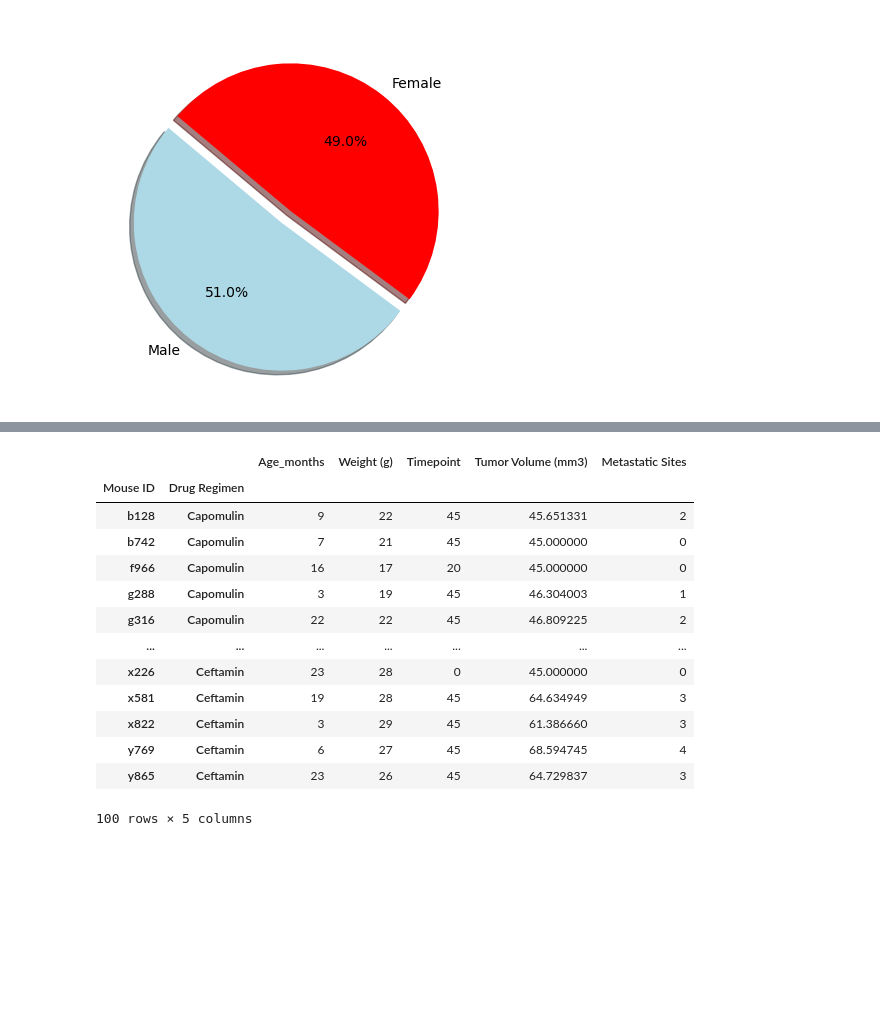
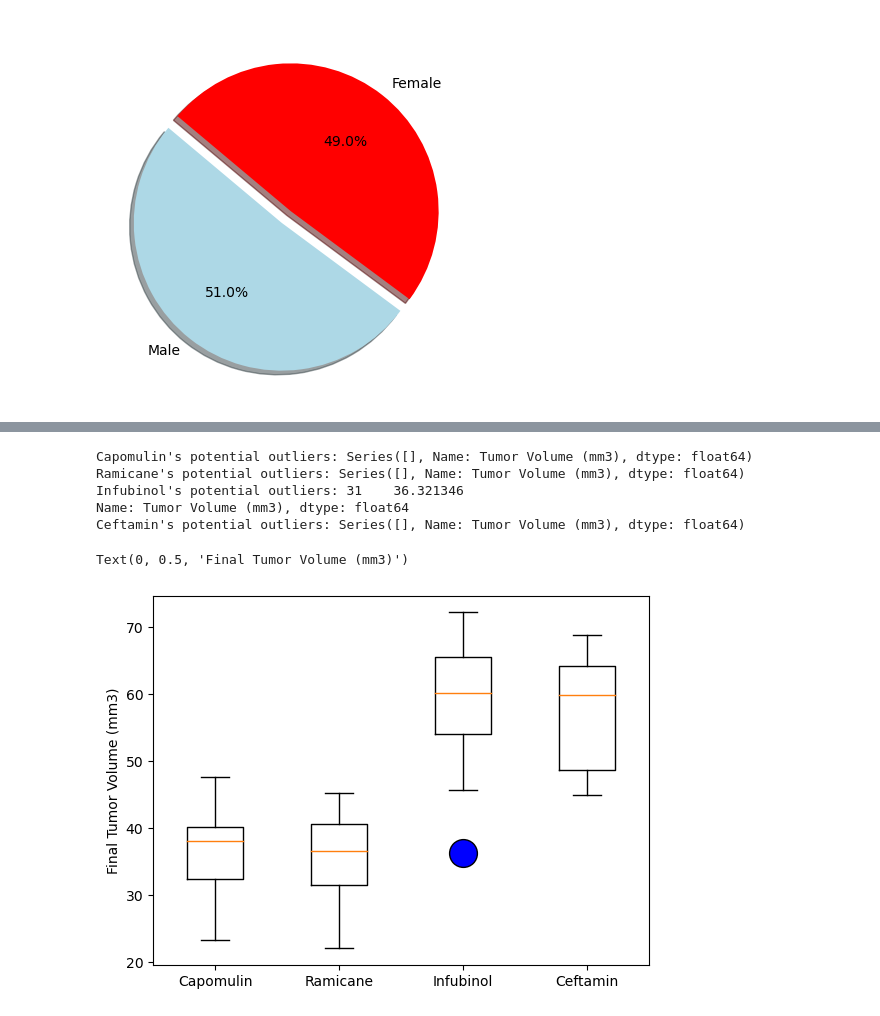
Before and after one commit to matthewsvale/dataframe-graphs, a Jupyter notebook: Mouse Graphs.ipynb, the cells around one changed output, grey strips where cells are left out. Drawn from its saved outputs; the diff is of its cells as text; code cells hidden in the pictures; blank space fills up the shorter version.

```diff
--- a/Mouse Graphs.ipynb
+++ b/Mouse Graphs.ipynb
@@ -227,6 +222,9 @@ plt.pie(sizes, explode=explode, labels=labels, colors=colors, autopct="%1.1f%%",
 # Capomulin, Ramicane, Infubinol, and Ceftamin
 
 # Start by getting the last (greatest) timepoint for each mouse
-
+greatest_timepoint = updated_merged_data.groupby(updated_merged_data["Mouse ID"])["Timepoint"].max()
 
 # Merge this group df with the original DataFrame to get the tumor volume at the last timepoint
+greatest_timepoint = greatest_timepoint.reset_index()
+tumor_max = pd.merge(greatest_timepoint, updated_merged_data, on = ["Mouse ID", "Timepoint"])
+tumor_max
@@ -329,42 +245,43 @@ timepoint_ceftamin
-# %%
-total_df = timepoint_capomulin
-total_df = total_df.append(timepoint_ramicane)
-total_df = total_df.append(timepoint_infubinol)
-total_df = total_df.append(timepoint_ceftamin)
-total_df
-# %% [output]
-|  |  | Age_months | Weight (g) | Timepoint | Tumor Volume (mm3) | Metastatic Sites |
-| Mouse ID | Drug Regimen |  |  |  |  |  |
-| b128 | Capomulin | 9 | 22 | 45 | 45.651331 | 2 |
-| b742 | Capomulin | 7 | 21 | 45 | 45.000000 | 0 |
-| f966 | Capomulin | 16 | 17 | 20 | 45.000000 | 0 |
-| g288 | Capomulin | 3 | 19 | 45 | 46.304003 | 1 |
-| g316 | Capomulin | 22 | 22 | 45 | 46.809225 | 2 |
-| ... | ... | ... | ... | ... | ... | ... |
-| x226 | Ceftamin | 23 | 28 | 0 | 45.000000 | 0 |
-| x581 | Ceftamin | 19 | 28 | 45 | 64.634949 | 3 |
-| x822 | Ceftamin | 3 | 29 | 45 | 61.386660 | 3 |
-| y769 | Ceftamin | 6 | 27 | 45 | 68.594745 | 4 |
-| y865 | Ceftamin | 23 | 26 | 45 | 64.729837 | 3 |
-100 rows × 5 columns
 # %%
 # Put treatments into a list for for loop (and later for plot labels)
-
+drugs = ["Capomulin", "Ramicane", "Infubinol", "Ceftamin"]
 
 # Create empty list to fill with tumor vol data (for plotting)
-
+tumor_vol = []
 
 # Calculate the IQR and quantitatively determine if there are any potential outliers.
-
+for drug in drugs:
 
     # Locate the rows which contain mice on each drug and get the tumor volumes
-
+    tumor_by_drug = tumor_max.loc[tumor_max["Drug Regimen"] == drug, "Tumor Volume (mm3)"]
 
     # add subset
+    tumor_vol.append(tumor_by_drug)
 
+    quartiles = tumor_by_drug.quantile([.25, .5, .75])
+    lower_q = quartiles[.25]
+    upper_q = quartiles[.75]
+    iqr = upper_q - lower_q
 
     # Determine outliers using upper and lower bounds
+    lower_bound = lower_q - (1.5 * iqr)
+    upper_bound = upper_q + (1.5 * iqr)
+
+    outliers = tumor_by_drug.loc[(tumor_by_drug > upper_bound) | (tumor_by_drug < lower_bound)]
+    print(f"{drug}'s potential outliers: {outliers}")
+# %% [output]
+Capomulin's potential outliers: Series([], Name: Tumor Volume (mm3), dtype: float64)
+Ramicane's potential outliers: Series([], Name: Tumor Volume (mm3), dtype: float64)
+Infubinol's potential outliers: 31    36.321346
+Name: Tumor Volume (mm3), dtype: float64
+Ceftamin's potential outliers: Series([], Name: Tumor Volume (mm3), dtype: float64)
 # %%
 # Generate a box plot that shows the distrubution of the tumor volume for each treatment group.
+outlier_style = dict(markerfacecolor="blue", marker='o', markersize = 20)
+plt.boxplot(tumor_vol, labels = drugs, flierprops = outlier_style)
+plt.ylabel("Final Tumor Volume (mm3)")
+# %% [output]
+Text(0, 0.5, 'Final Tumor Volume (mm3)')
+[figure, added]
 # %%
 # Generate a line plot of tumor volume vs. time point for a single mouse treated with Capomulin
```
Also changed, not shown: parts of 9 cells of this notebook.
